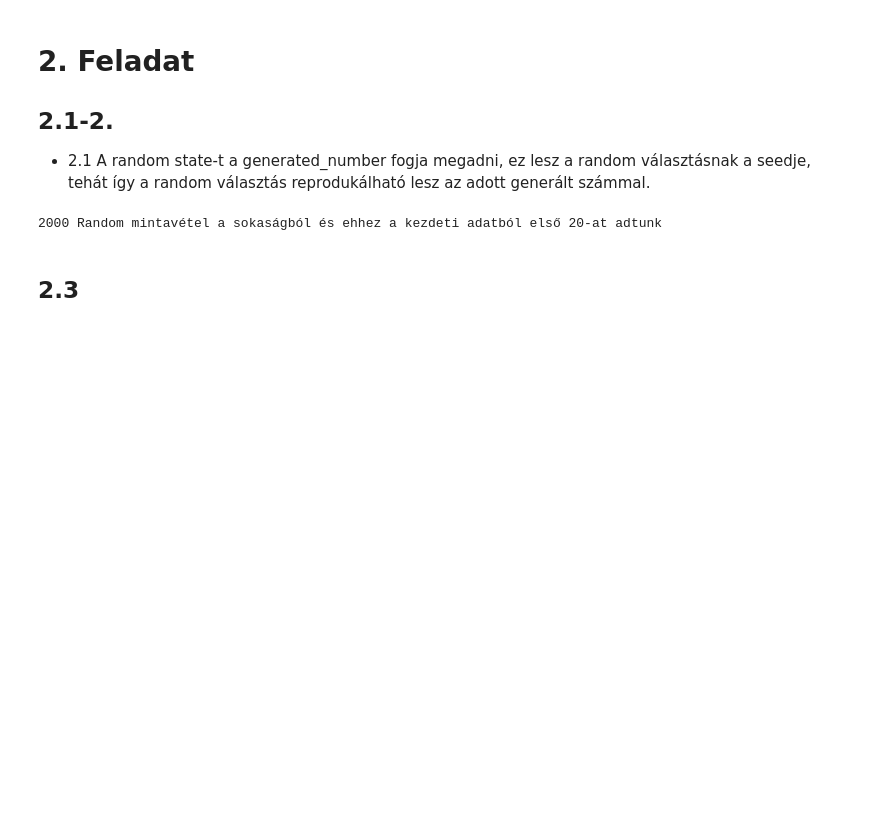
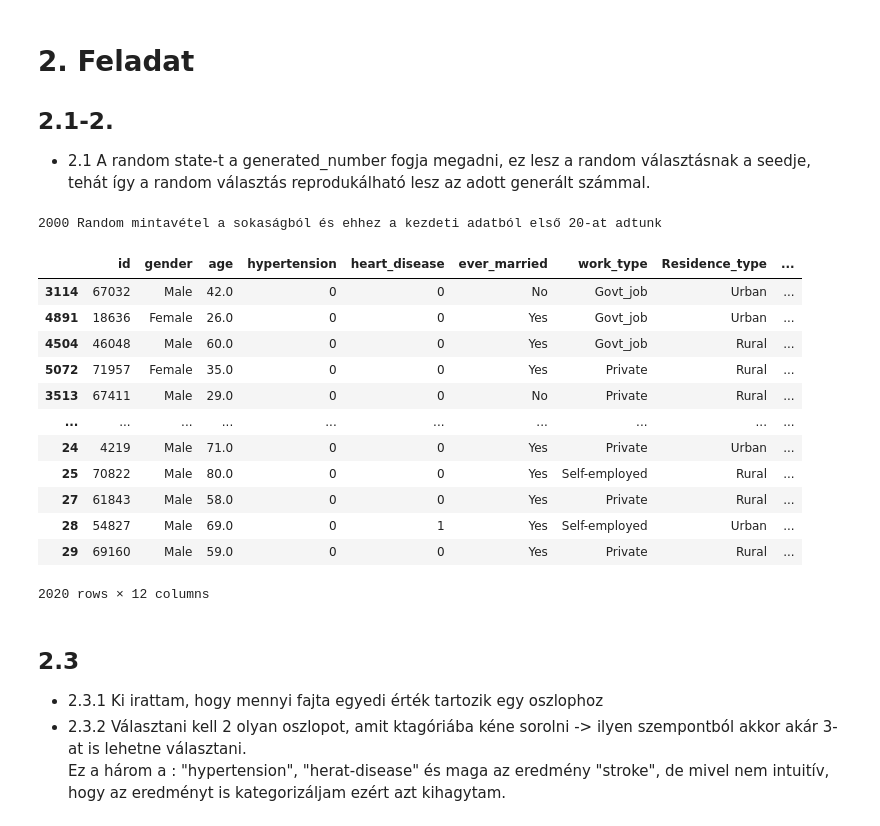
Before and after one commit to Mitosz01/PythonHazi, a Jupyter notebook: LKYEOR_python_adat.ipynb, the cells around one changed output. Drawn from its saved outputs; the diff is of its cells as text; code cells hidden in the pictures; blank space fills up the shorter version.

```diff
--- a/LKYEOR_python_adat.ipynb
+++ b/LKYEOR_python_adat.ipynb
@@ -60,16 +60,33 @@ Generált szám: 2068
 # %%
 # 2. feladat
 data_vegyesz = pd.read_csv('hf_data_vegyesz.csv')
 sampled_data = data_vegyesz.sample(n=2000, random_state=generated_number) # a random statet a feladatban generált random számra állítottam
 
 
 temp = data_vegyesz.drop(sampled_data.index) # a temp az a dataframe ahol nincs ugyanolyan indexű elem, mint a sampled_data és a data_vegyeszben
 temp1 = temp.head(20) # az első 20 sort töltöm be a temp1-be
 sampled_data = pd.concat([sampled_data,temp1]) # konkatálása a két dataframe-nek a sampled_data-ra
 
 print(f'{len(sampled_data.index)-len(temp1.index)} Random mintavétel a sokaságból és ehhez a kezdeti adatból első {len(temp1.index)}-at adtunk')
+
+display(sampled_data) # a sampled_data dataframe kiíratása
 # %% [output]
 2000 Random mintavétel a sokaságból és ehhez a kezdeti adatból első 20-at adtunk
+|  | id | gender | age | hypertension | heart_disease | ever_married | work_type | Residence_type | ... |
+| 3114 | 67032 | Male | 42.0 | 0 | 0 | No | Govt_job | Urban | ... |
+| 4891 | 18636 | Female | 26.0 | 0 | 0 | Yes | Govt_job | Urban | ... |
+| 4504 | 46048 | Male | 60.0 | 0 | 0 | Yes | Govt_job | Rural | ... |
+| 5072 | 71957 | Female | 35.0 | 0 | 0 | Yes | Private | Rural | ... |
+| 3513 | 67411 | Male | 29.0 | 0 | 0 | No | Private | Rural | ... |
+| ... | ... | ... | ... | ... | ... | ... | ... | ... | ... |
+| 24 | 4219 | Male | 71.0 | 0 | 0 | Yes | Private | Urban | ... |
+| 25 | 70822 | Male | 80.0 | 0 | 0 | Yes | Self-employed | Rural | ... |
+| 27 | 61843 | Male | 58.0 | 0 | 0 | Yes | Private | Rural | ... |
+| 28 | 54827 | Male | 69.0 | 0 | 1 | Yes | Self-employed | Urban | ... |
+| 29 | 69160 | Male | 59.0 | 0 | 0 | Yes | Private | Rural | ... |
+2020 rows × 12 columns
 # %% [markdown]
 ## 2.3
+- 2.3.1 Ki irattam, hogy mennyi fajta egyedi érték tartozik egy oszlophoz
+- 2.3.2 Választani kell 2 olyan oszlopot, amit ktagóriába kéne sorolni -> ilyen szempontból akkor akár 3-at is lehetne választani. <br> Ez a három a : "hypertension", "herat-disease" és maga az eredmény "stroke", de mivel nem intuitív, hogy az eredményt is kategorizáljam ezért azt kihagytam.
 # %%
```
Also changed, not shown: parts of 6 cells of this notebook.
